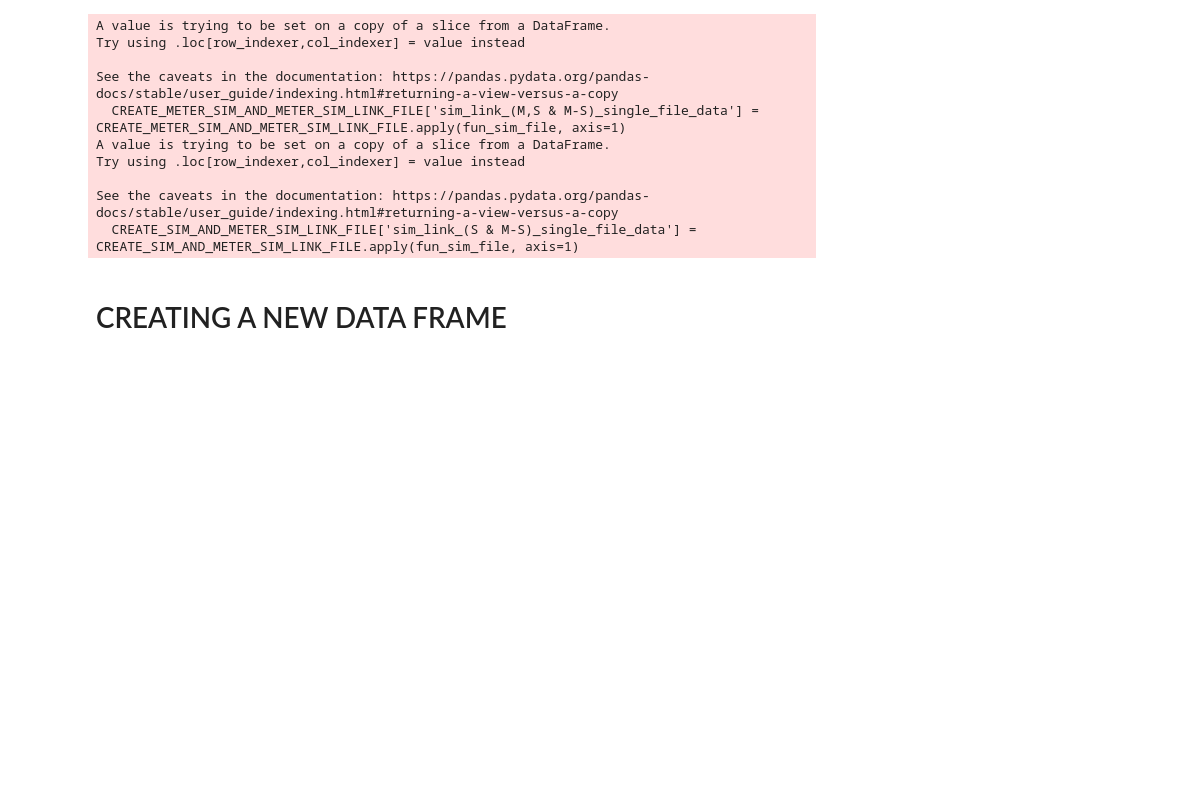
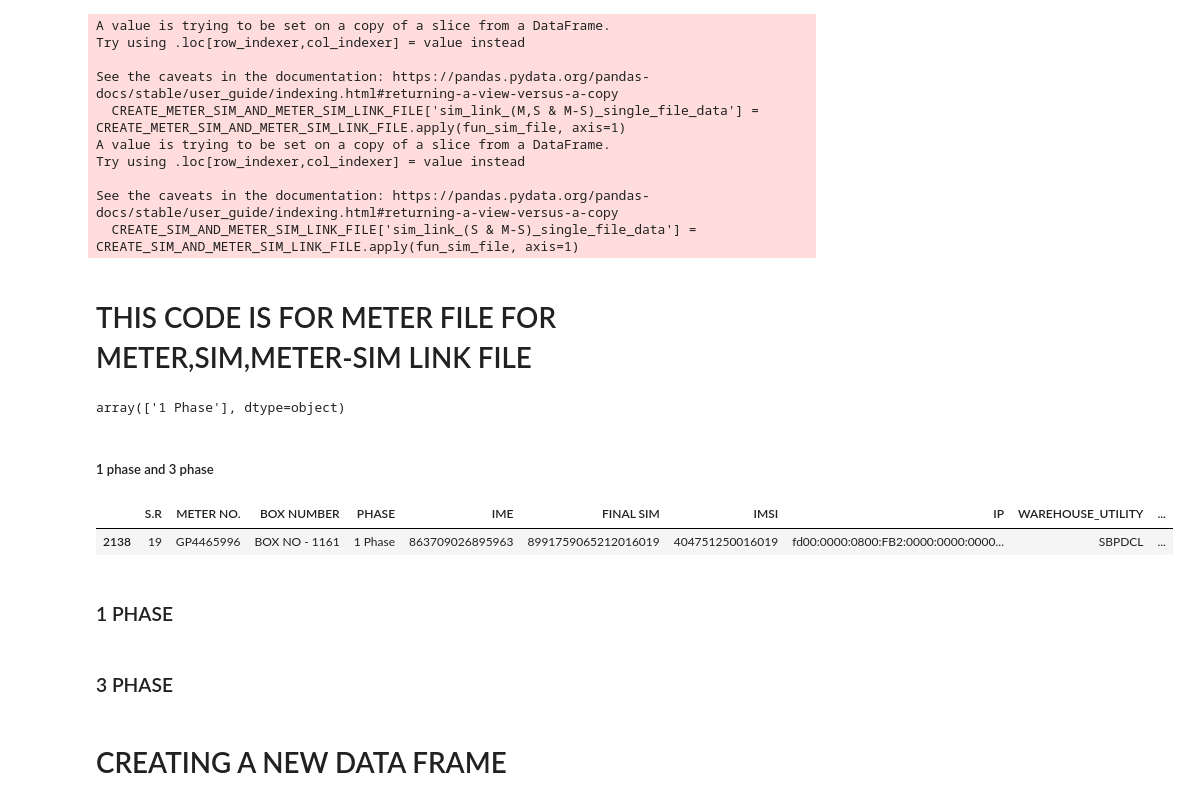
Before and after one commit to ratankj/METER_MATCHING_DATA, a Jupyter notebook: code_with merge.ipynb, the cells around one changed output. Saved outputs shown, nothing was run; the diff lists cells and outputs as text; code cells hidden in the pictures; blank space fills up the shorter version.

Commit message:
new meter sim meter sim link file, meter file

```diff
--- a/code_with merge.ipynb
+++ b/code_with merge.ipynb
@@ -896,3 +899,11 @@ Try using .loc[row_indexer,col_indexer] = value instead
 
 See the caveats in the documentation: https://pandas.pydata.org/pandas-docs/stable/user_guide/indexing.html#returning-a-view-versus-a-copy
   CREATE_SIM_AND_METER_SIM_LINK_FILE['sim_link_(S & M-S)_single_file_data'] = CREATE_SIM_AND_METER_SIM_LINK_FILE.apply(fun_sim_file, axis=1)
+# %% [markdown]
+# THIS CODE IS FOR METER FILE FOR METER,SIM,METER-SIM LINK FILE
+# %%
+CREATE_METER_SIM_AND_METER_SIM_LINK_FILE['PHASE'].unique()
+# %% [output]
+array(['1 Phase'], dtype=object)
+# %% [markdown]
+##### 1 phase and 3 phase
@@ -898,0 +923,7 @@ See the caveats in the documentation: https://pandas.pydata.org/pandas-docs/stab
+# %%
+CREATE_METER_SIM_AND_METER_SIM_LINK_FILE.head(1)
+# %% [output]
+|  | S.R | METER NO. | BOX NUMBER | PHASE | IME | FINAL SIM | IMSI | IP | WAREHOUSE_UTILITY | ... |
+| 2138 | 19 | GP4465996 | BOX NO - 1161 | 1 Phase | 863709026895963 | 8991759065212016019 | 404751250016019 | fd00:0000:0800:FB2:0000:0000:0000... | SBPDCL | ... |
+# %% [markdown]
+### 1 PHASE
@@ -898,0 +942,2 @@ See the caveats in the documentation: https://pandas.pydata.org/pandas-docs/stab
+# %% [markdown]
+### 3 PHASE
```
Also changed, not shown: parts of 6 cells of this notebook.
